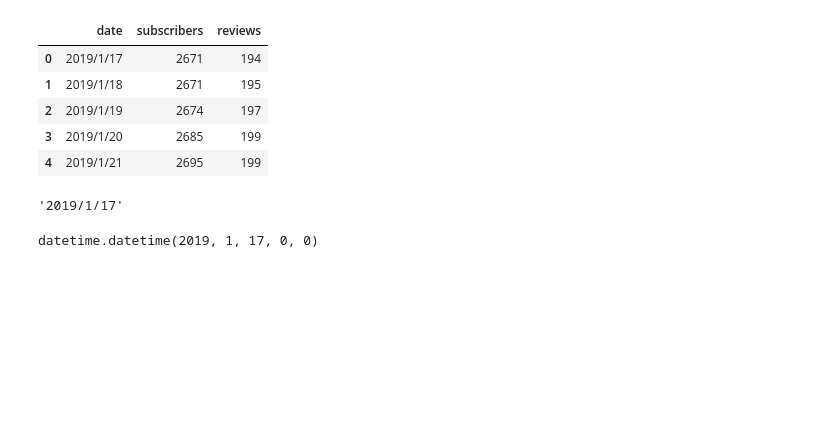
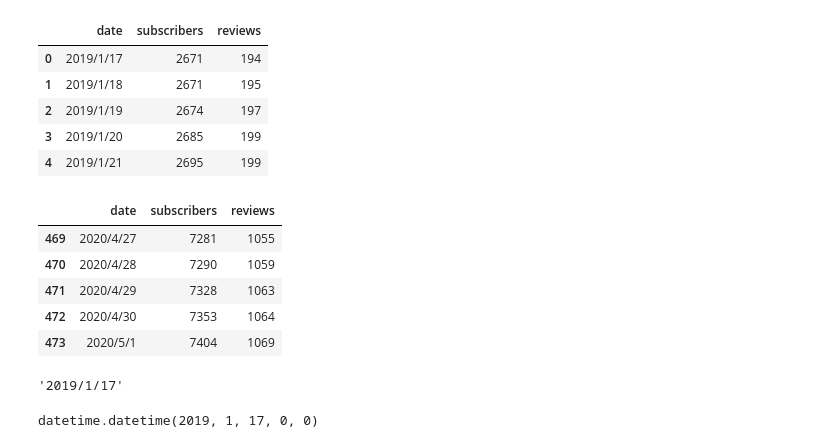
Before and after one commit to shooooooooota/python_webapp, a Jupyter notebook: database.pyの変更.ipynb, the cells around one changed output. Saved outputs shown, nothing was run; the diff lists cells and outputs as text; code cells hidden in the pictures; blank space fills up the shorter version.

```diff
--- a/database.pyの変更.ipynb
+++ b/database.pyの変更.ipynb
@@ -16,6 +16,15 @@ df.head()
 | 2 | 2019/1/19 | 2674 | 197 |
 | 3 | 2019/1/20 | 2685 | 199 |
 | 4 | 2019/1/21 | 2695 | 199 |
+# %%
+df.tail()
+# %% [output]
+|  | date | subscribers | reviews |
+| 469 | 2020/4/27 | 7281 | 1055 |
+| 470 | 2020/4/28 | 7290 | 1059 |
+| 471 | 2020/4/29 | 7328 | 1063 |
+| 472 | 2020/4/30 | 7353 | 1064 |
+| 473 | 2020/5/1 | 7404 | 1069 |
 # %%
 #こうすることで、0行0列目の値を持ってくることができる
 df.iloc[0,0]
```
Also changed, not shown: parts of 1 cell of this notebook, 1 other file.
